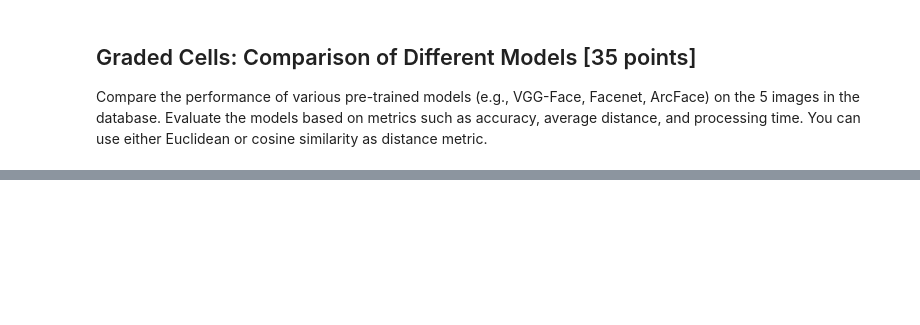
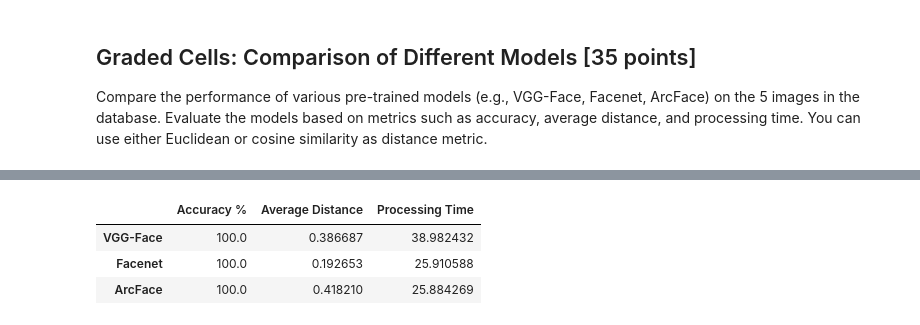
Before and after one commit to layal-z/AAI614_Zeineddine, a Jupyter notebook: Graded_Assessment2_Facial.ipynb, the cells around one changed output, grey strips where cells are left out. Drawn from its saved outputs; the diff is of its cells as text; code cells hidden in the pictures; blank space fills up the shorter version.

```diff
--- a/Graded_Assessment2_Facial.ipynb
+++ b/Graded_Assessment2_Facial.ipynb
@@ -107,8 +135,20 @@ def face_recognition(image_path, database, model_name='VGG-Face', distance_metri
     recognized_identity = "Unknown"
 
     # Loop through the database to verify each identity
+    for identity, known_image_path in database.items(): # Use the face_verification function to check each identity
+      verified, _ = face_verification(
+            image_path,
+            known_image_path,
+            model_name=model_name,
+            distance_metric=distance_metric,
+        )
+      # If the two images belong to the same person,
+        # return that person's identity
+      if verified:
+        recognized_identity = identity
+        break
 
-        # Use the face_verification function to check each identity
+
 
     return recognized_identity
 # %% [markdown]
@@ -140,0 +253,74 @@ Draw conclusions regarding the effectiveness of different models used in your ex
+# %%
+# The face_verification function contains print statements, which make the
+# model-comparison output lengthy. contextlib.redirect_stdout temporarily
+# captures these messages, while pandas presents the final metrics in a table.
+import time
+import numpy as np
+import pandas as pd
+import contextlib
+import io
+
+# Models in comparison
+models = ["VGG-Face", "Facenet", "ArcFace"]
+
+# the test images
+test_images = {
+    "Ben Affleck": "/content/BenA_test.jpg",
+    "Michelle Obama": "/content/Michelle_Test.jpg",
+    "Benson Boone": "/content/BensonB_test.jpg",
+    "Taylor Swift": "/content/TaylorS_test.jpg",
+    "Leonardo DiCaprio": "/content/LeoDC_test.jpg"
+}
+
+# collecting the results of each model
+model_results = {}
+
+for model_name in models:
+    print("\nTesting model:", model_name)
+
+    correct_predictions = 0
+    distances = []
+
+    start_time = time.time()
+
+    for true_identity, test_image_path in test_images.items():
+      # hide the messy print statements by redirecting the standard output
+        with contextlib.redirect_stdout(io.StringIO()):
+          # Recognize the identity of the test image
+          predicted_identity = face_recognition(test_image_path,database,model_name=model_name,distance_metric="cosine")
+
+          # Calculate the distance between the test image
+          # and its correct database reference image
+          _, distance = face_verification(test_image_path, database[true_identity],model_name=model_name,distance_metric="cosine")
+
+        # Count correct recognition results
+        if predicted_identity == true_identity:
+            correct_predictions += 1
+
+
+        distances.append(distance)
+
+    end_time = time.time()
+
+    # Calculate evaluation metrics
+    accuracy = correct_predictions *100 / len(test_images)
+    average_distance = np.mean(distances)
+    processing_time = end_time - start_time
+
+    model_results[model_name] = {
+        "Accuracy %": accuracy,
+        "Average Distance": average_distance,
+        "Processing Time": processing_time
+    }
+    print("Testing",model_name,"Completed")
+
+results_df = pd.DataFrame(model_results).T
+
+print("FINAL EVALUATION METRICS")
+display(results_df)
+
+    #print("\nResults for", model_name)
+    #print(f"Accuracy: {accuracy * 100:.2f}%")
+    #print(f"Average Distance: {average_distance:.4f}")
+    #print(f"Processing Time: {processing_time:.2f} seconds")
+# %% [output]
@@ -140,0 +336,4 @@ Draw conclusions regarding the effectiveness of different models used in your ex
+|  | Accuracy % | Average Distance | Processing Time |
+| VGG-Face | 100.0 | 0.386687 | 38.982432 |
+| Facenet | 100.0 | 0.192653 | 25.910588 |
+| ArcFace | 100.0 | 0.418210 | 25.884269 |
```
Also changed, not shown: parts of 17 cells of this notebook.
